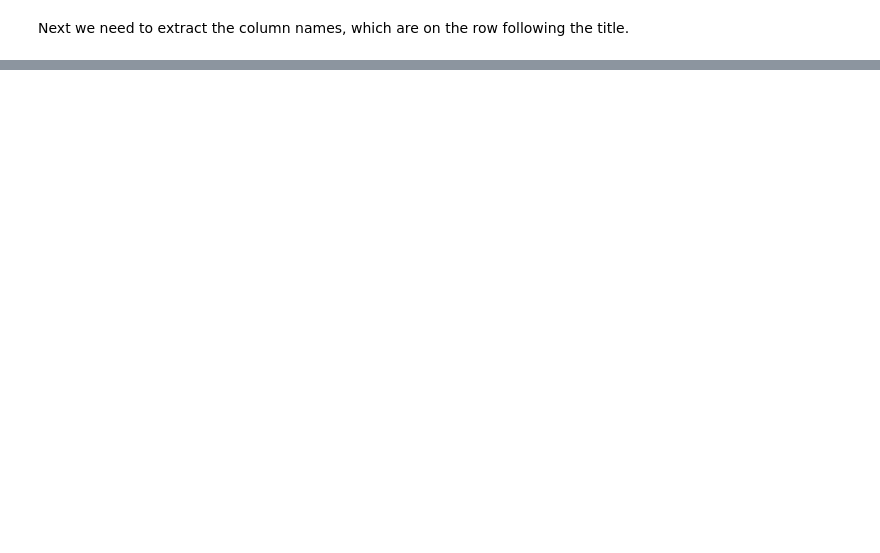
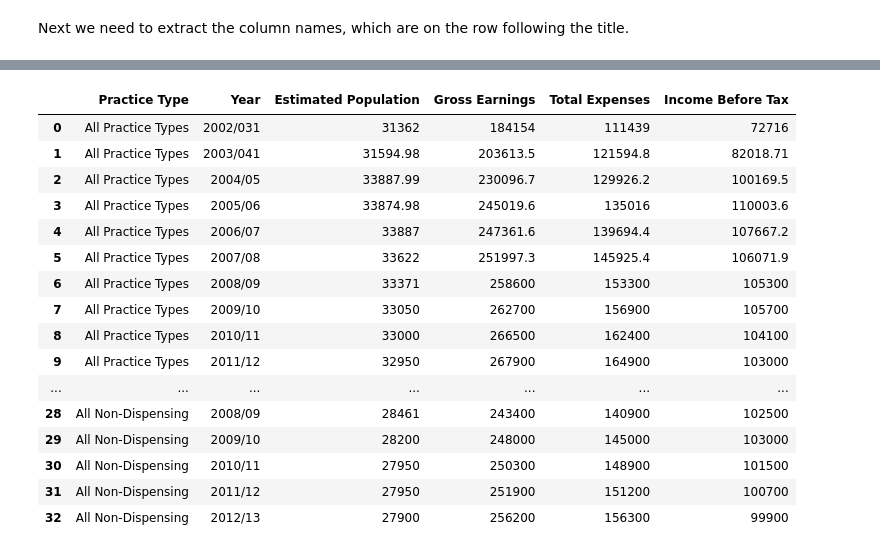
Before and after one commit to holdenweb/xl-tables, a Jupyter notebook: Investigations.ipynb, the cells around one changed output, grey strips where cells are left out. Cells and saved outputs as stored; diff of their text form; code cells hidden in the pictures; blank space fills up the shorter version.

Commit message:
Now analyzing and extracing a single table

```diff
--- a/Investigations.ipynb
+++ b/Investigations.ipynb
@@ -251,4 +349,5 @@ Next we need to extract the column names, which are on the row following the tit
 # %%
 table_cols = 6
 # was int(counts_string[start_row+1]), but that depended on arcane knowledge in the building of the pattern
-[c.value for c in ws.rows[start_row+1][1:table_cols+1]] # really should have computed that "6" from the pattern ...
+headers = [c.value for c in ws.rows[start_row+1][1:table_cols+1]] # really should have computed that "6" from the pattern ...
+headers
@@ -266,4 +376,10 @@ group_len
 # %%
-data_start_row = start_row+2
-group_cells = [[ws.rows[row][col].value for col in range(1, table_cols+1)]
+import pandas as pd
+first_data_row = start_row+2
+dataframes = []
+for data_start_row in range(first_data_row, first_data_row+table_len, group_len):
+    group_cells = [[ws.rows[row][col].value for col in range(1, table_cols+1)]
                    for row in range(data_start_row, data_start_row+group_len)]
+    group = pd.DataFrame(group_cells, columns=headers)
+    group[headers[0]] = group[headers[0]][0]
+    dataframes.append(group)
@@ -276,0 +386,24 @@ group
+# %%
+big_frame = pd.concat(dataframes)
+# %%
+big_frame.index = range(table_len)
+# %%
+big_frame
+# %% [output]
+|  | Practice Type | Year | Estimated Population | Gross Earnings | Total Expenses | Income Before Tax |
+| 0 | All Practice Types | 2002/031 | 31362 | 184154 | 111439 | 72716 |
+| 1 | All Practice Types | 2003/041 | 31594.98 | 203613.5 | 121594.8 | 82018.71 |
+| 2 | All Practice Types | 2004/05 | 33887.99 | 230096.7 | 129926.2 | 100169.5 |
+| 3 | All Practice Types | 2005/06 | 33874.98 | 245019.6 | 135016 | 110003.6 |
+| 4 | All Practice Types | 2006/07 | 33887 | 247361.6 | 139694.4 | 107667.2 |
+| 5 | All Practice Types | 2007/08 | 33622 | 251997.3 | 145925.4 | 106071.9 |
+| 6 | All Practice Types | 2008/09 | 33371 | 258600 | 153300 | 105300 |
+| 7 | All Practice Types | 2009/10 | 33050 | 262700 | 156900 | 105700 |
+| 8 | All Practice Types | 2010/11 | 33000 | 266500 | 162400 | 104100 |
+| 9 | All Practice Types | 2011/12 | 32950 | 267900 | 164900 | 103000 |
+| ... | ... | ... | ... | ... | ... | ... |
+| 28 | All Non-Dispensing | 2008/09 | 28461 | 243400 | 140900 | 102500 |
+| 29 | All Non-Dispensing | 2009/10 | 28200 | 248000 | 145000 | 103000 |
+| 30 | All Non-Dispensing | 2010/11 | 27950 | 250300 | 148900 | 101500 |
+| 31 | All Non-Dispensing | 2011/12 | 27950 | 251900 | 151200 | 100700 |
+| 32 | All Non-Dispensing | 2012/13 | 27900 | 256200 | 156300 | 99900 |
```
Also changed, not shown: parts of 39 cells of this notebook.
